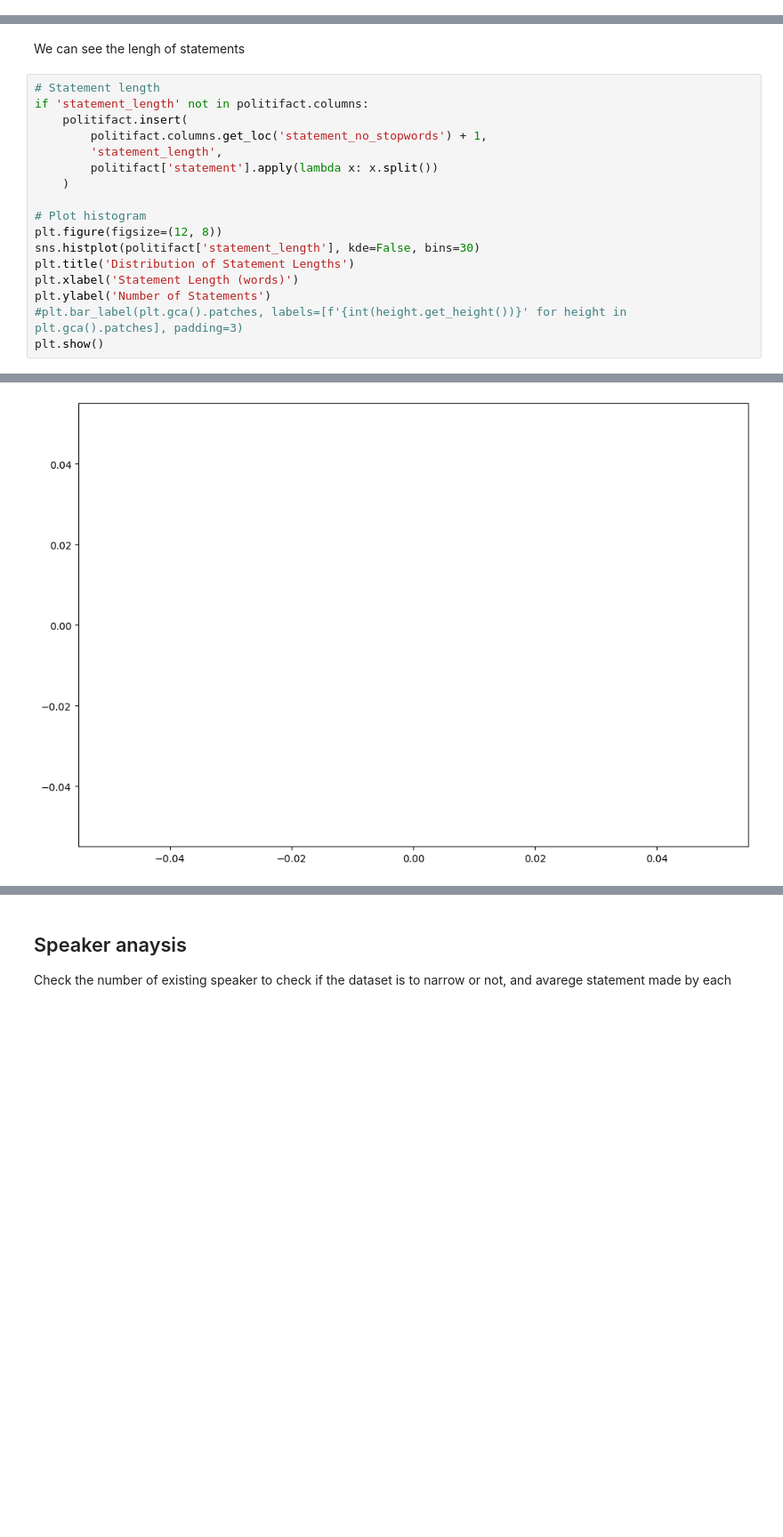
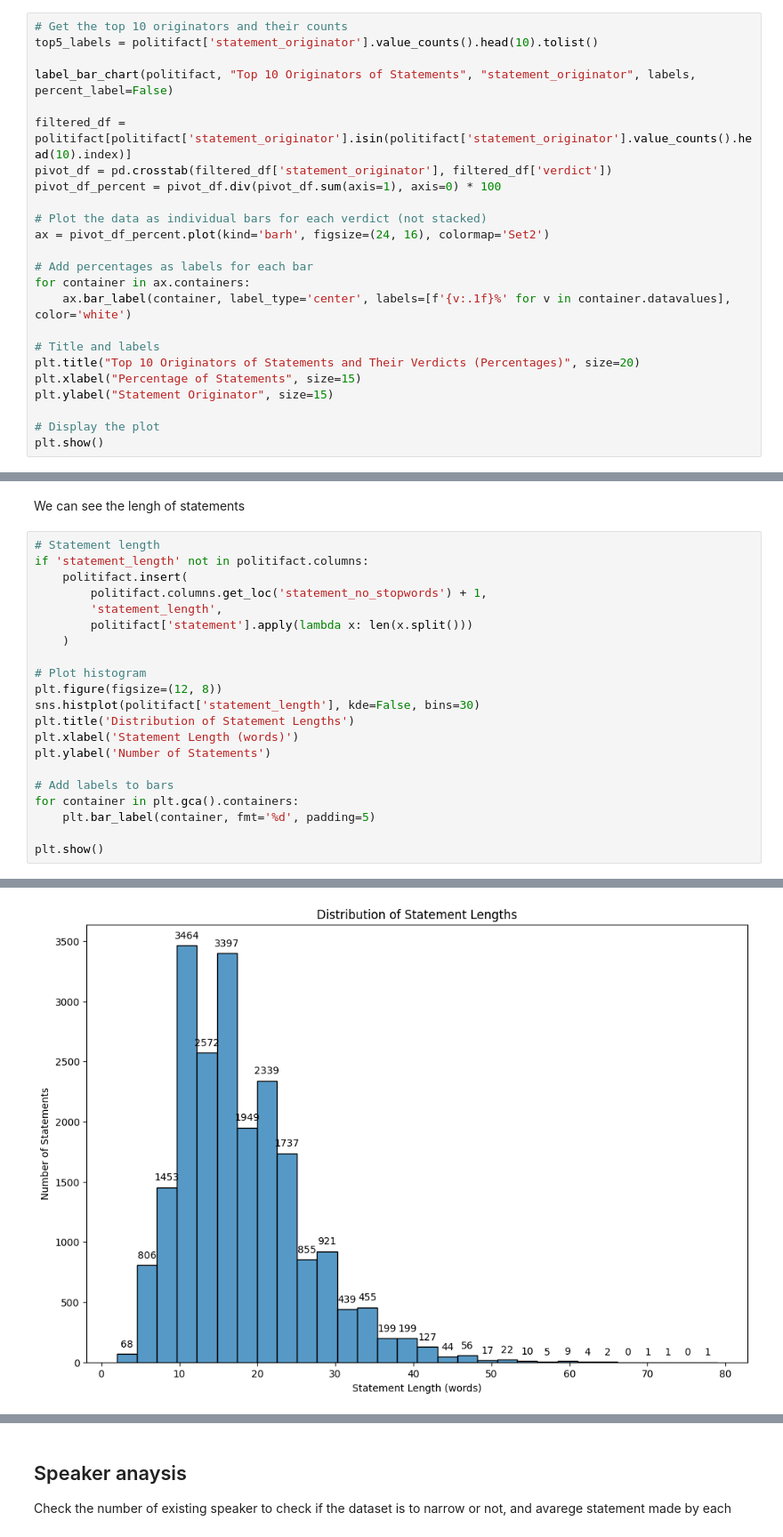
Before and after one commit to MrDuartePT/PolAIgraph, a Jupyter notebook: Truthify_EDA.ipynb, the cells around one changed output, grey strips where cells are left out. Shown at 89% size. Drawn from its saved outputs; the diff is of its cells as text; blank space fills up the shorter version.

Commit message:
add another graph to polifact
Signed-off-by: Gonçalo Negrier Duarte <gonegrier.duarte@gmail.com>

```diff
--- a/Truthify_EDA.ipynb
+++ b/Truthify_EDA.ipynb
@@ -219,0 +208,24 @@ label_bar_chart(politifact, "Statement Source Distribuition", "statement_source"
+# %%
+# Get the top 10 originators and their counts
+top5_labels = politifact['statement_originator'].value_counts().head(10).tolist()
+
+label_bar_chart(politifact, "Top 10 Originators of Statements", "statement_originator", labels, percent_label=False)
+
+filtered_df = politifact[politifact['statement_originator'].isin(politifact['statement_originator'].value_counts().head(10).index)]
+pivot_df = pd.crosstab(filtered_df['statement_originator'], filtered_df['verdict'])
+pivot_df_percent = pivot_df.div(pivot_df.sum(axis=1), axis=0) * 100
+
+# Plot the data as individual bars for each verdict (not stacked)
+ax = pivot_df_percent.plot(kind='barh', figsize=(24, 16), colormap='Set2')
+
+# Add percentages as labels for each bar
+for container in ax.containers:
+    ax.bar_label(container, label_type='center', labels=[f'{v:.1f}%' for v in container.datavalues], color='white')
+
+# Title and labels
+plt.title("Top 10 Originators of Statements and Their Verdicts (Percentages)", size=20)
+plt.xlabel("Percentage of Statements", size=15)
+plt.ylabel("Statement Originator", size=15)
+
+# Display the plot
+plt.show()
@@ -225,7 +303,7 @@ if 'statement_length' not in politifact.columns:
     politifact.insert(
         politifact.columns.get_loc('statement_no_stopwords') + 1,
         'statement_length',
-        politifact['statement'].apply(lambda x: x.split())
+        politifact['statement'].apply(lambda x: len(x.split()))
     )
 
 # Plot histogram
@@ -234,7 +312,11 @@ sns.histplot(politifact['statement_length'], kde=False, bins=30)
 plt.title('Distribution of Statement Lengths')
 plt.xlabel('Statement Length (words)')
 plt.ylabel('Number of Statements')
-#plt.bar_label(plt.gca().patches, labels=[f'{int(height.get_height())}' for height in plt.gca().patches], padding=3)
+
+# Add labels to bars
+for container in plt.gca().containers:
+    plt.bar_label(container, fmt='%d', padding=5)
+
 plt.show()
 # %% [output]
 <Figure size 1200x800 with 0 Axes>
@@ -242 +344 @@ ValueError: No objects to concatenate
-[figure, old version]
+[figure, new version]
```
Also changed, not shown: parts of 6 cells of this notebook.
